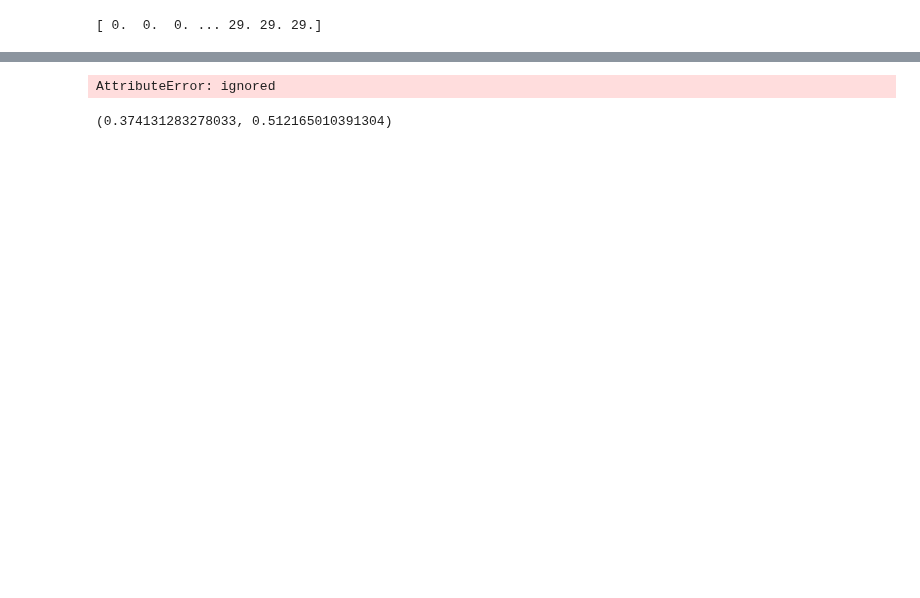
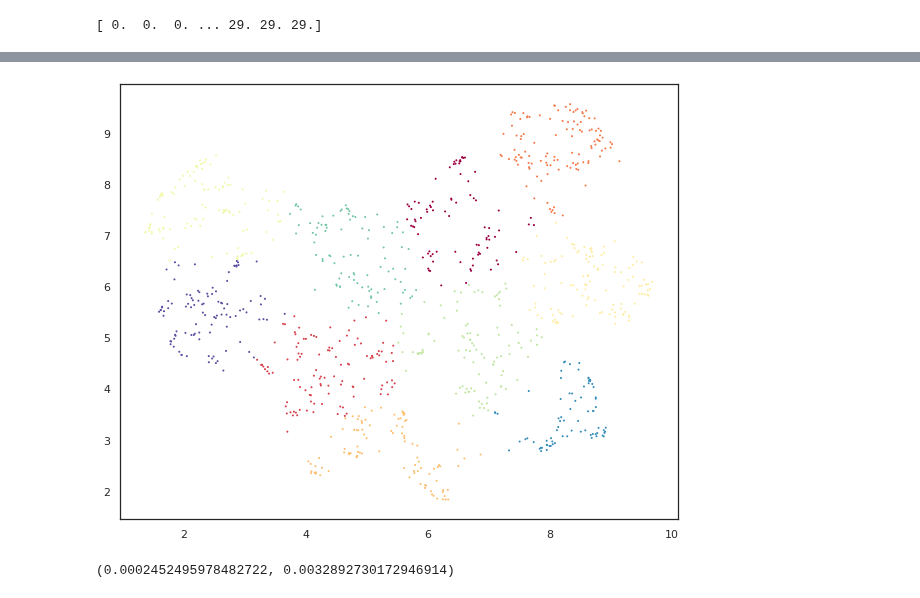
Before and after one commit to GuillaumeMagnette/Stage_Tritons, a Jupyter notebook: Umap_Autoencoder.ipynb, the cells around one changed output, grey strips where cells are left out. Saved outputs shown, nothing was run; the diff lists cells and outputs as text; code cells hidden in the pictures; blank space fills up the shorter version.

```diff
--- a/Umap_Autoencoder.ipynb
+++ b/Umap_Autoencoder.ipynb
@@ -443,15 +482,15 @@ plt.scatter(standard_embedding[:, 0], standard_embedding[:, 1], c=y_lite, s=0.1,
 # %%
-kmeans_labels = cluster.KMeans(n_clusters=10).fit_predict(mnist.data)
-plt.scatter(standard_embedding[:, 0], standard_embedding[:, 1], c=kmeans_labels, s=0.1, cmap='Spectral');
+kmeans_labels = cluster.KMeans(n_clusters=10).fit_predict(standard_embedding)
+plt.scatter(standard_embedding[:, 0], standard_embedding[:, 1], c=kmeans_labels, s=1, cmap='Spectral');
 # %% [output]
-AttributeError: ignored
+[figure, added]
 # %%
 (
-    adjusted_rand_score(mnist.target, kmeans_labels),
-    adjusted_mutual_info_score(mnist.target, kmeans_labels)
+    adjusted_rand_score(y_train_lite, kmeans_labels),
+    adjusted_mutual_info_score(y_train_lite, kmeans_labels)
 )
 # %% [output]
-(0.374131283278033, 0.512165010391304)
+(0.0002452495978482722, 0.0032892730172946914)
 # %%
 #lowd_mnist = PCA(n_components=50).fit_transform(mnist.data)
 hdbscan_labels = hdbscan.HDBSCAN(min_samples=10, min_cluster_size=50).fit_predict(standard_embedding)
```
Also changed, not shown: parts of 22 cells of this notebook.
